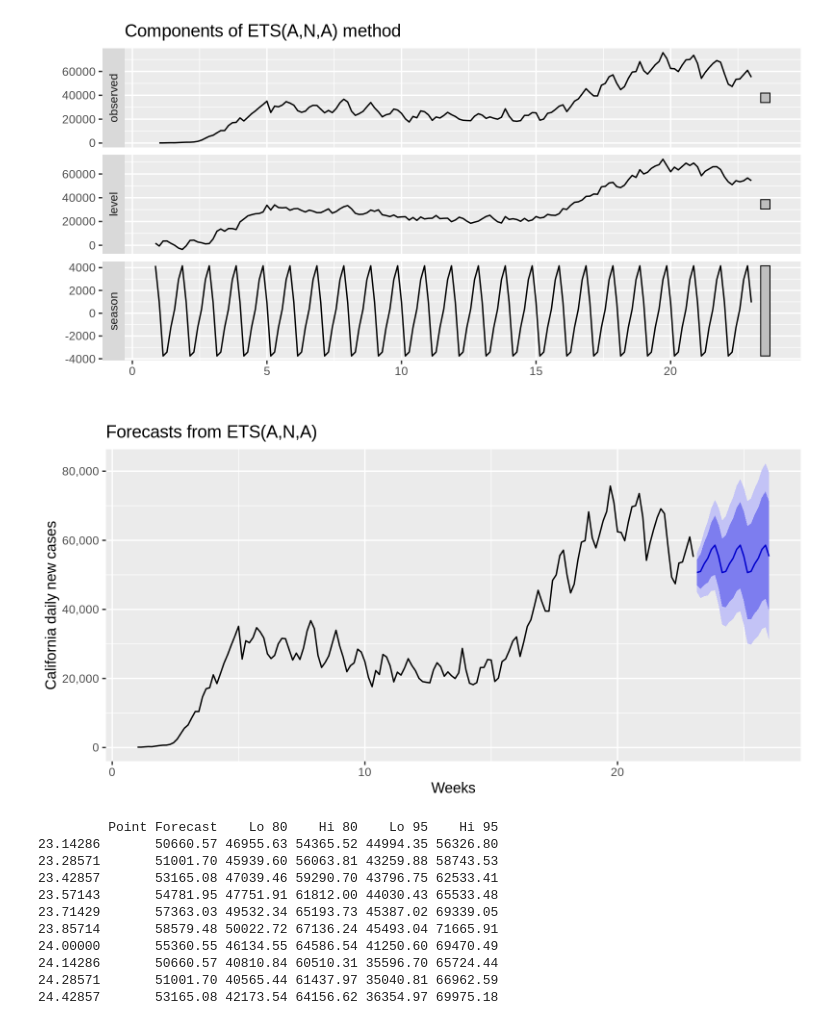
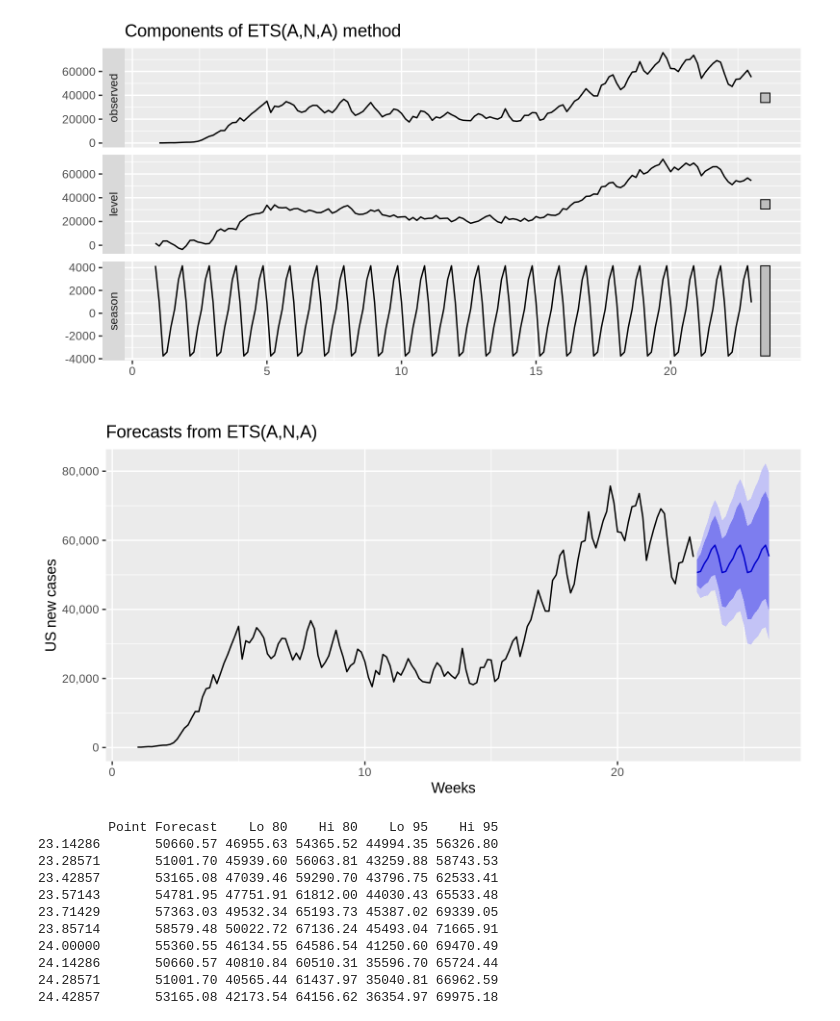
Before and after one commit to fastcyclist/TS_ETS, a Jupyter notebook: TimeSeries_ETS_Model_R.ipynb, the cells around one changed output. Drawn from its saved outputs; the diff is of its cells as text; code cells hidden in the pictures.

```diff
--- a/TimeSeries_ETS_Model_R.ipynb
+++ b/TimeSeries_ETS_Model_R.ipynb
@@ -302,10 +303,10 @@ autoplot(fit)
 # %%
 fit %>% forecast(h=21) %>%
   autoplot() +
   xlab('Weeks') +
-  scale_y_continuous(name='California daily new cases', labels = scales::comma)
+  scale_y_continuous(name='US new cases', labels = scales::comma)
 # %% [output]
-[figure, old version]
+[figure, new version]
 # %%
 fit %>% forecast(h=21)
 # %% [output]
```
Also changed, not shown: parts of 14 cells of this notebook.
